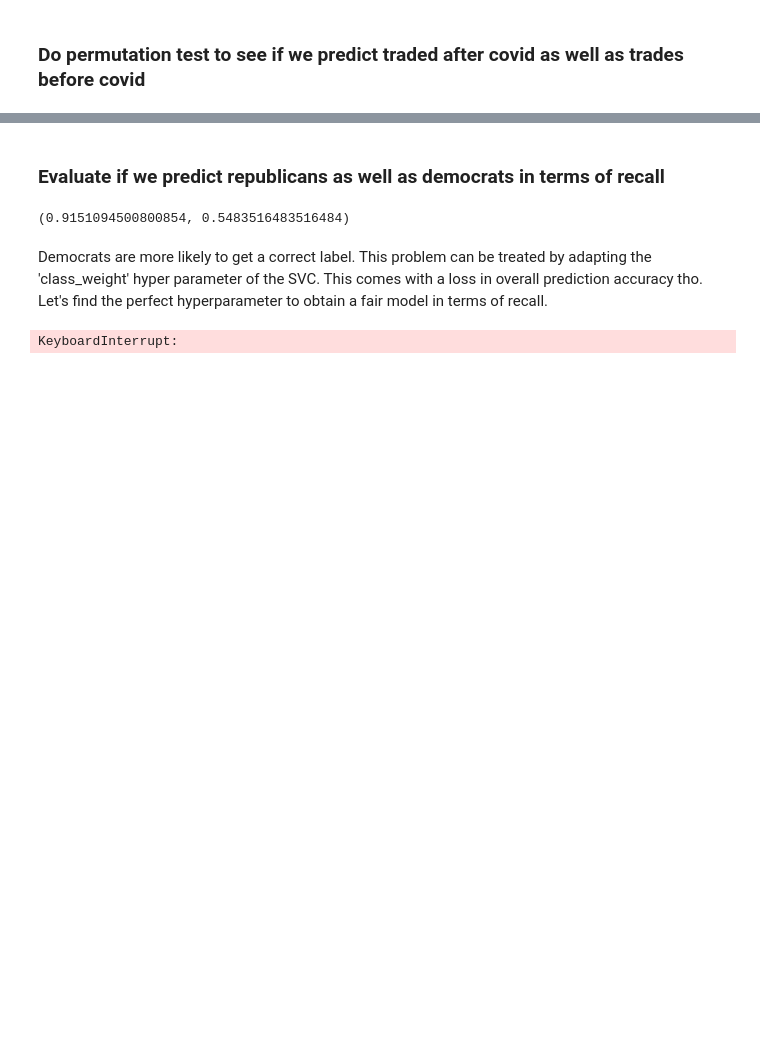
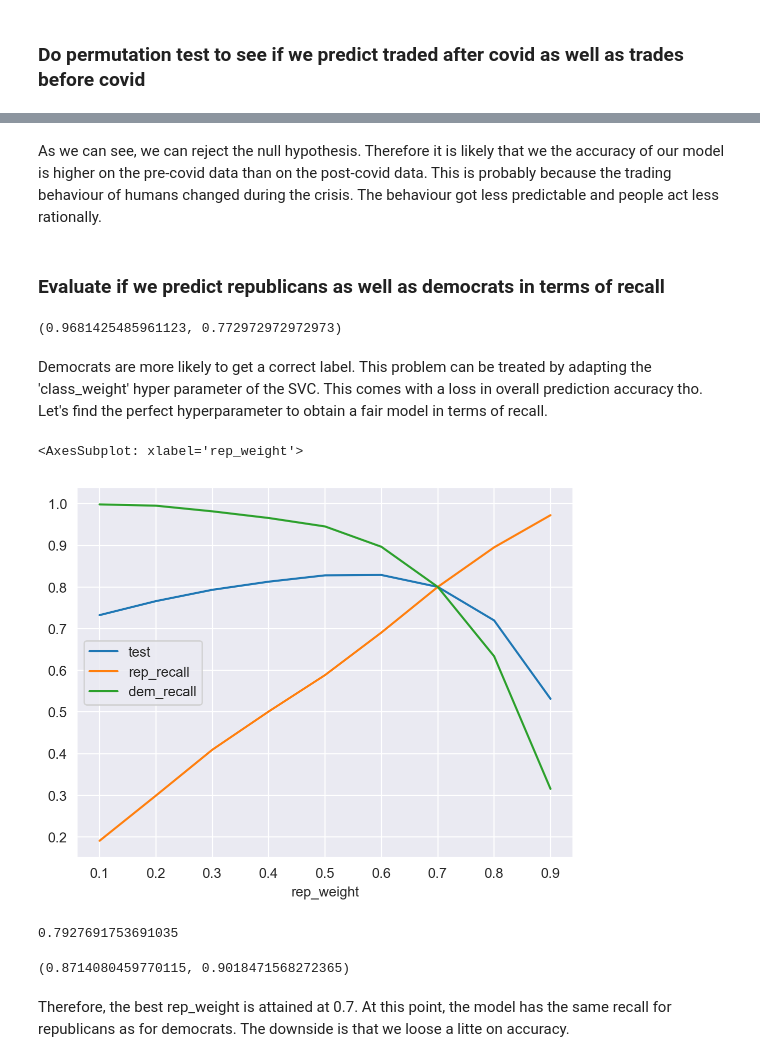
Before and after one commit to pemukl/dsc80-stock-prediction, a Jupyter notebook: stocks.ipynb, the cells around one changed output, grey strips where cells are left out. Cells and saved outputs as stored; diff of their text form; code cells hidden in the pictures; blank space fills up the shorter version.

```diff
--- a/stocks.ipynb
+++ b/stocks.ipynb
@@ -440,16 +450,21 @@ plt.legend(loc='upper left');
+# %% [markdown]
+As we can see, we can reject the null hypothesis. Therefore it is likely that we the accuracy of our model is higher on the pre-covid data than on the post-covid data. This is probably because the trading behaviour of humans changed during the crisis. The behaviour got less predictable and people act less rationally.
 # %% [markdown]
 ### Evaluate if we predict republicans as well as democrats in terms of recall
 # %%
-df = pd.DataFrame(confusion_matrix(stocks.drop(X_train.index)["party"],pl.predict(stocks.drop(X_train.index).drop("party", axis = 1))))
-df.columns = ["DEM_pred", "LIB_pred", "REP_pred"] #
-df.index = ["DEM_ground", "LIB_ground", "REP_ground"] #
+df = pd.DataFrame(confusion_matrix(
+    stocks.drop(X_train.index)["party"],
+    pl.predict(stocks.drop(X_train.index).drop("party", axis = 1))
+))
+df.columns = ["DEM_pred", "REP_pred"] #
+df.index = ["DEM_ground", "REP_ground"] #
 
 dem_recall = df["DEM_pred"]["DEM_ground"]/(df["DEM_pred"]["DEM_ground"]+df["REP_pred"]["DEM_ground"])
 rep_recall = df["REP_pred"]["REP_ground"]/(df["REP_pred"]["REP_ground"]+df["DEM_pred"]["REP_ground"])
 
 (dem_recall,rep_recall)
 # %% [output]
-(0.9151094500800854, 0.5483516483516484)
+(0.9681425485961123, 0.772972972972973)
 # %% [markdown]
 Democrats are more likely to get a correct label. This problem can be treated by adapting the 'class_weight' hyper parameter of the SVC. This comes with a loss in overall prediction accuracy tho. Let's find the perfect hyperparameter to obtain a fair model in terms of recall.
 # %%
@@ -460,7 +475,7 @@ res = {
     "rep_recall":[],
     "dem_recall":[]
 }
-for rep_weight in np.arange(0.1,1,0.05):
+for rep_weight in np.arange(0.1,1,0.1):
     pl = Pipeline([
         ('preproc', preproc),
         ('embedding', SVC(C=3,class_weight={"DEM":(1-rep_weight),"REP":rep_weight})),
@@ -471,31 +486,73 @@ for rep_weight in np.arange(0.1,1,0.05):
     run = {"test":[],"train":[],"rep_recall":[],"dem_recall":[]}
     for i in range(5):
         X_train, X_test, y_train, y_test = train_test_split(X,y,random_state=i)
         pl.fit(X_train, y_train["party"])
         run["test"].append(pl.score(X_test, y_test["party"]))
         run["train"].append(pl.score(X_train, y_train["party"]))
 
         mtx = pd.DataFrame(confusion_matrix(stocks.drop(X_train.index)["party"],pl.predict(stocks.drop(X_train.index).drop("party", axis = 1))))
         if(len(mtx)==2):
             mtx.columns = ["DEM_pred", "REP_pred"] #
             mtx.index = ["DEM_ground", "REP_ground"] #
         else:
             mtx.columns = ["DEM_pred", "LIB_pred", "REP_pred"] #
             mtx.index = ["DEM_ground", "LIB_ground", "REP_ground"] #
 
 
         run["rep_recall"].append(mtx["REP_pred"]["REP_ground"]/(mtx["REP_pred"]["REP_ground"]+mtx["DEM_pred"]["REP_ground"]))
         run["dem_recall"].append(mtx["DEM_pred"]["DEM_ground"]/(mtx["DEM_pred"]["DEM_ground"]+mtx["REP_pred"]["DEM_ground"]))
 
     mns = pd.DataFrame(run).mean()
     res["rep_weight"].append(rep_weight)
     res["test"].append(mns.loc["test"])
     res["train"].append(mns.loc["train"])
     res["rep_recall"].append(mns.loc["rep_recall"])
     res["dem_recall"].append(mns.loc["dem_recall"])
 
 
 df = pd.DataFrame(res)
 df.set_index("rep_weight").drop("train",axis=1).plot()
 # %% [output]
-KeyboardInterrupt:
+<AxesSubplot: xlabel='rep_weight'>
+[figure, added]
+# %%
+res = []
+year_prefix_hotencode = Pipeline([
+    ("transform-date-to-int", FunctionTransformer(lambda x : x["transaction_date"].apply(lambda x : time.mktime(datetime.datetime.strptime(x, "%Y-%m-%d").timetuple())))),
+    ("to-2d-df", FunctionTransformer(lambda x : pd.DataFrame(x))),
+    ("bins", KBinsDiscretizer(n_bins=14)),
+])
+preproc = ColumnTransformer(
+transformers=[
+    ('amount', OneHotEncoder(handle_unknown='ignore'), ["amount", "type", "ticker"]),
+    ('year', year_prefix_hotencode, ["transaction_date"]),
+    ('stdscalerbygroup', StdScalerByGroup(), ["type", "amount"])
+]
+)
+pl = Pipeline([
+    ('preproc', preproc),
+    ('embedding', SVC(C=2.9,class_weight={"DEM":(1-0.7),"REP":0.7})),
+])
+for x in range(25):
+    X_train, X_test, y_train, y_test = train_test_split(X, y.values.ravel(), random_state=x)
+    pl.fit(X_train, y_train)
+    res.append(pl.score(X_test, y_test))
+np.mean(res)
+# %% [output]
+0.7927691753691035
+# %%
+df = pd.DataFrame(confusion_matrix(
+    stocks.drop(X_test.index)["party"],
+    pl.predict(stocks.drop(X_test.index).drop("party", axis = 1))
+))
+df.columns = ["DEM_pred", "REP_pred"] #
+df.index = ["DEM_ground", "REP_ground"] #
+
+dem_recall = df["DEM_pred"]["DEM_ground"]/(df["DEM_pred"]["DEM_ground"]+df["REP_pred"]["DEM_ground"])
+rep_recall = df["REP_pred"]["REP_ground"]/(df["REP_pred"]["REP_ground"]+df["DEM_pred"]["REP_ground"])
+
+(dem_recall,rep_recall)
+# %% [output]
+(0.8714080459770115, 0.9018471568272365)
+# %% [markdown]
+Therefore, the best rep_weight is attained at 0.7. At this point, the model has the same recall for republicans as for democrats. The downside is that we loose a litte on accuracy.
```
Also changed, not shown: parts of 20 cells of this notebook.
